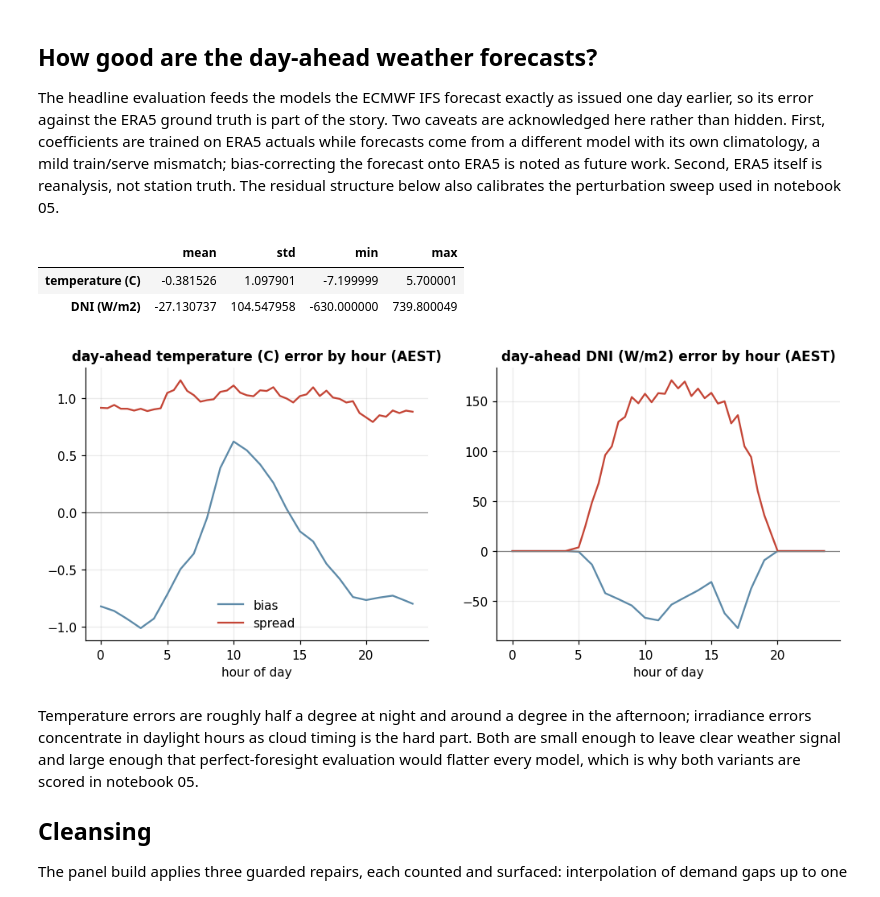
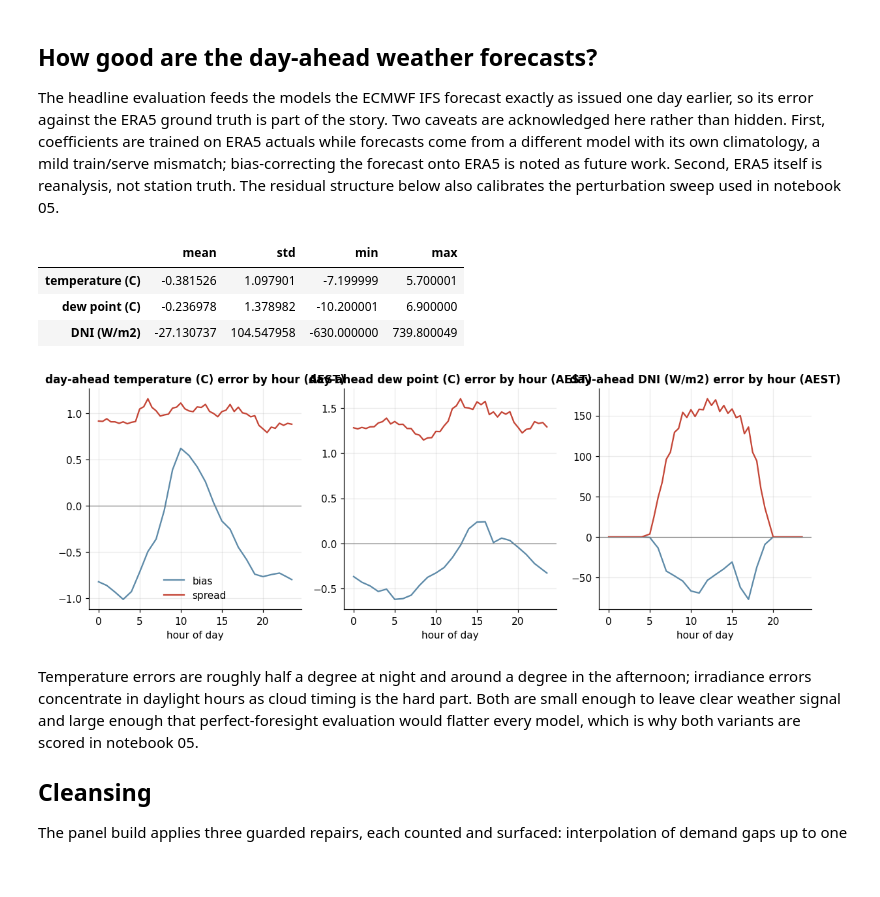
Before and after one commit to argmax-w/nem-demand-forecast, a Jupyter notebook: notebooks/01_eda_and_cleansing.ipynb, the cells around one changed output. Saved outputs shown, nothing was run; the diff lists cells and outputs as text; code cells hidden in the pictures; blank space fills up the shorter version.

```diff
--- a/notebooks/01_eda_and_cleansing.ipynb
+++ b/notebooks/01_eda_and_cleansing.ipynb
@@ -307,6 +309,7 @@ panel, report = build_panel(
 residuals = pd.DataFrame(
     {
         "temperature (C)": panel["temp_fc_c"] - panel["temp_c"],
+        "dew point (C)": panel["dew_fc_c"] - panel["dew_c"],
         "DNI (W/m2)": panel["dni_fc_wm2"] - panel["dni_wm2"],
     }
 )
@@ -314,21 +317,22 @@ residuals.describe().loc[["mean", "std", "min", "max"]].T
 # %% [output]
 |  | mean | std | min | max |
 | temperature (C) | -0.381526 | 1.097901 | -7.199999 | 5.700001 |
+| dew point (C) | -0.236978 | 1.378982 | -10.200001 | 6.900000 |
 | DNI (W/m2) | -27.130737 | 104.547958 | -630.000000 | 739.800049 |
 # %%
 hour = panel.index.tz_convert(DISPLAY_TZ).hour + panel.index.tz_convert(DISPLAY_TZ).minute / 60
-fig, axes = plt.subplots(1, 2, figsize=(11, 4))
+fig, axes = plt.subplots(1, 3, figsize=(13, 4))
 for ax, column in zip(axes, residuals.columns, strict=True):
     grouped = residuals[column].groupby(hour)
     ax.plot(grouped.mean().index, grouped.mean(), color=palette("forecast"), label="bias")
     ax.plot(grouped.std().index, grouped.std(), color=palette("temperature"), label="spread")
     ax.axhline(0, color="grey", lw=0.8)
     ax.set_title(f"day-ahead {column} error by hour (AEST)")
     ax.set_xlabel("hour of day")
 axes[0].legend()
 plt.show()
 # %% [output]
-[figure, old version]
+[figure, new version]
 # %% [markdown]
 Temperature errors are roughly half a degree at night and around a degree
 in the afternoon; irradiance errors concentrate in daylight hours as cloud
```
Also changed, not shown: parts of 6 cells of this notebook, 16 other files.
